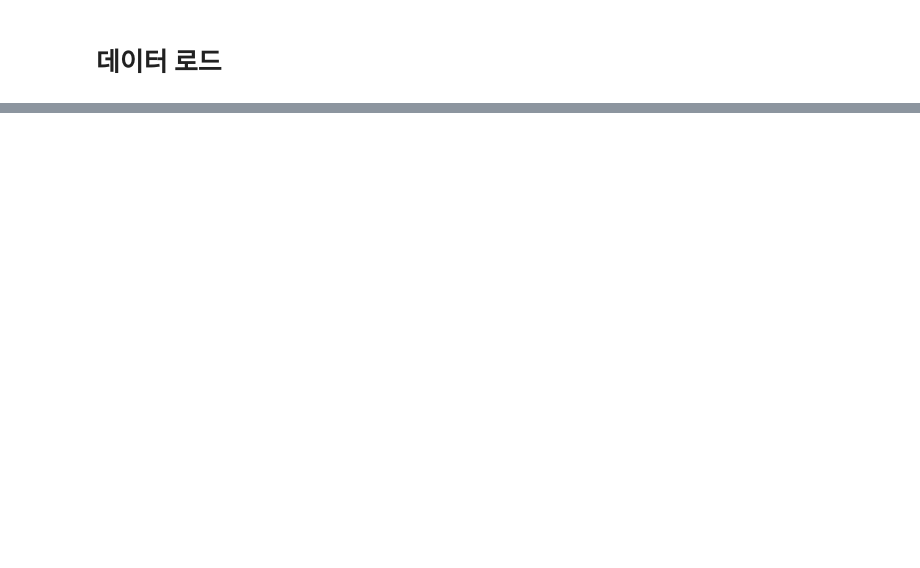
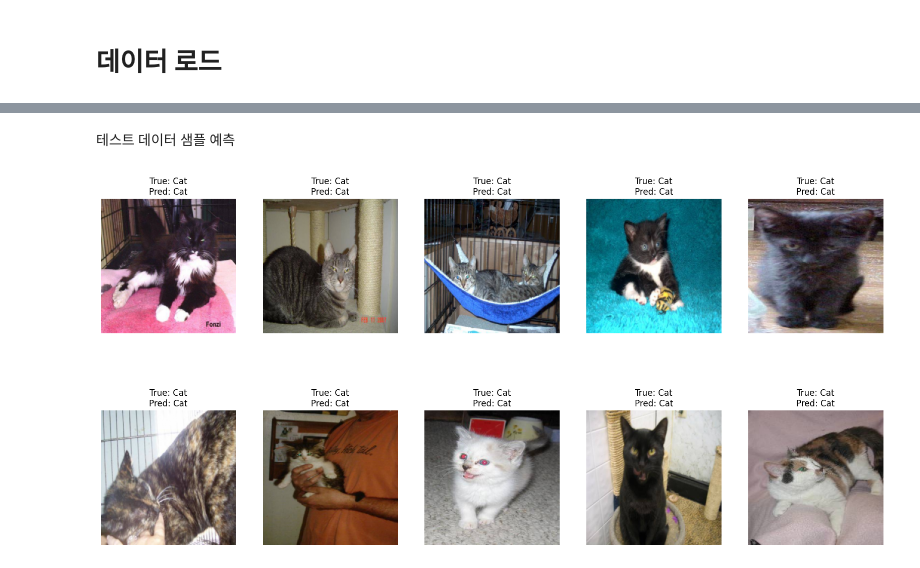
Before and after one commit to withoutsultang/Cat-and-Dog-CNN, a Jupyter notebook: machineLearning_catvsdog.ipynb, the cells around one changed output, grey strips where cells are left out. Saved outputs shown, nothing was run; the diff lists cells and outputs as text; code cells hidden in the pictures; blank space fills up the shorter version.

```diff
--- a/machineLearning_catvsdog.ipynb
+++ b/machineLearning_catvsdog.ipynb
@@ -164,0 +178,16 @@ class ConvolutionClassifier(nn.Module):
+# %%
+class ResNet18Binary(nn.Module):
+    def __init__(self):
+        super(ResNet18Binary, self).__init__()
+        self.resnet = models.resnet18(pretrained=True)  # 사전 학습된 가중치 로드
+        num_ftrs = self.resnet.fc.in_features
+        self.resnet.fc = nn.Sequential(
+            nn.Linear(num_ftrs, 512),
+            nn.ReLU(),
+            nn.Dropout(0.5),
+            nn.Linear(512, 1),
+            nn.Sigmoid()
+        )
+
+    def forward(self, x):
+        return self.resnet(x)
@@ -300,0 +366,35 @@ Epoch(10/10): train_loss=0.2632 valid_loss=0.4543 best_loss=0.4410 train_acc=89.
+# %% [markdown]
+테스트 데이터 샘플 예측
+# %%
+def plot_sample_predictions(model, data_loader, device):
+    model = model.to(device)
+    model.eval()
+    with torch.no_grad():
+        images, labels = next(iter(data_loader))
+        images, labels = images.to(device), labels.to(device)
+        outputs = model(images)
+        predictions = torch.round(outputs)
+
+        plt.figure(figsize=(20, 10))
+        for i in range(10):
+            ax = plt.subplot(2, 5, i + 1)
+            img = images[i].cpu().permute(1, 2, 0).numpy() * 0.5 + 0.5  # De-normalize
+            plt.imshow(img)
+            title = f"True: {'Dog' if labels[i] == 1 else 'Cat'}\nPred: {'Dog' if predictions[i] == 1 else 'Cat'}"
+            plt.title(title)
+            plt.axis('off')
+
+        plt.show()
+
+model_path = "/content/model_resnet18_bce.pth"
+
+model = ResNet18Binary()
+model.load_state_dict(torch.load(model_path)["model"])
+test_loader = DataLoader(test, batch_size=64, shuffle=False)
+device = torch.device("cuda:0" if torch.cuda.is_available() else "cpu")
+model = model.to(device)
+
+# 테스트 데이터 샘플 예측 결과 시각화
+plot_sample_predictions(model, test_loader, device)
+# %% [output]
+[figure, added]
```
Also changed, not shown: parts of 31 cells of this notebook.
